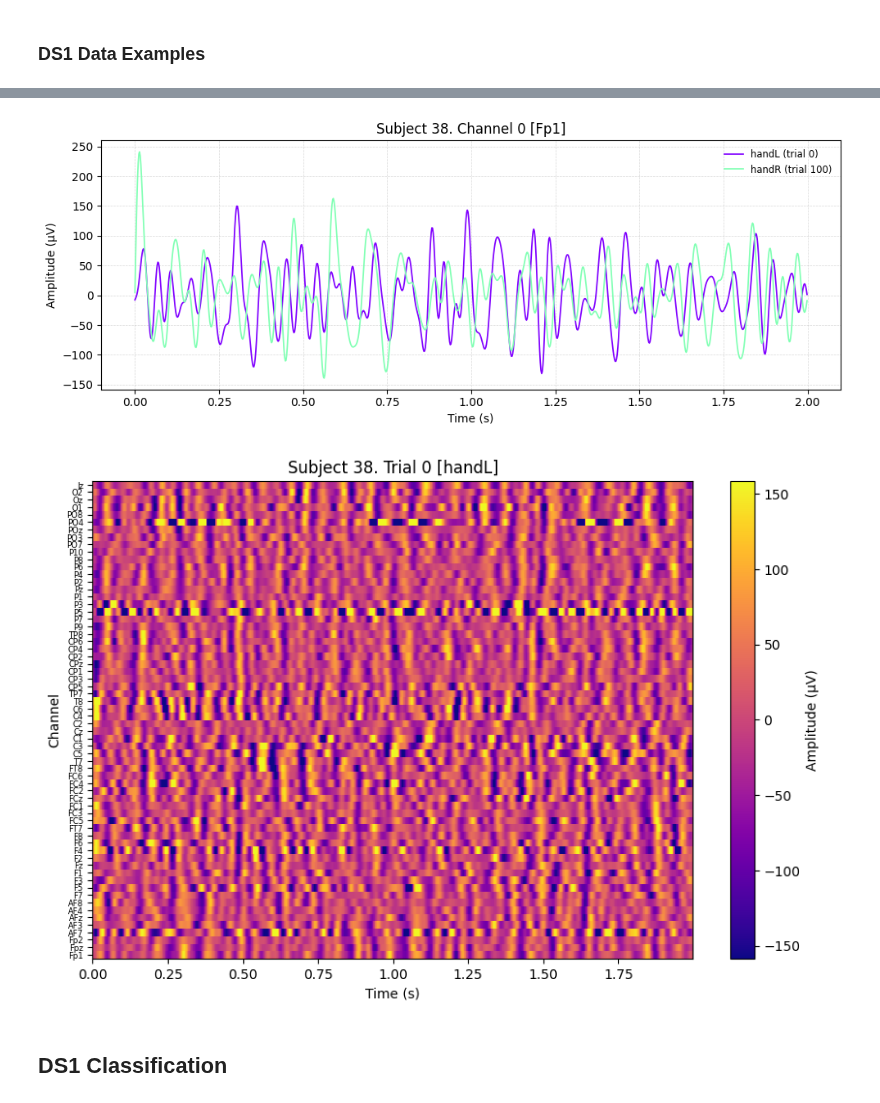
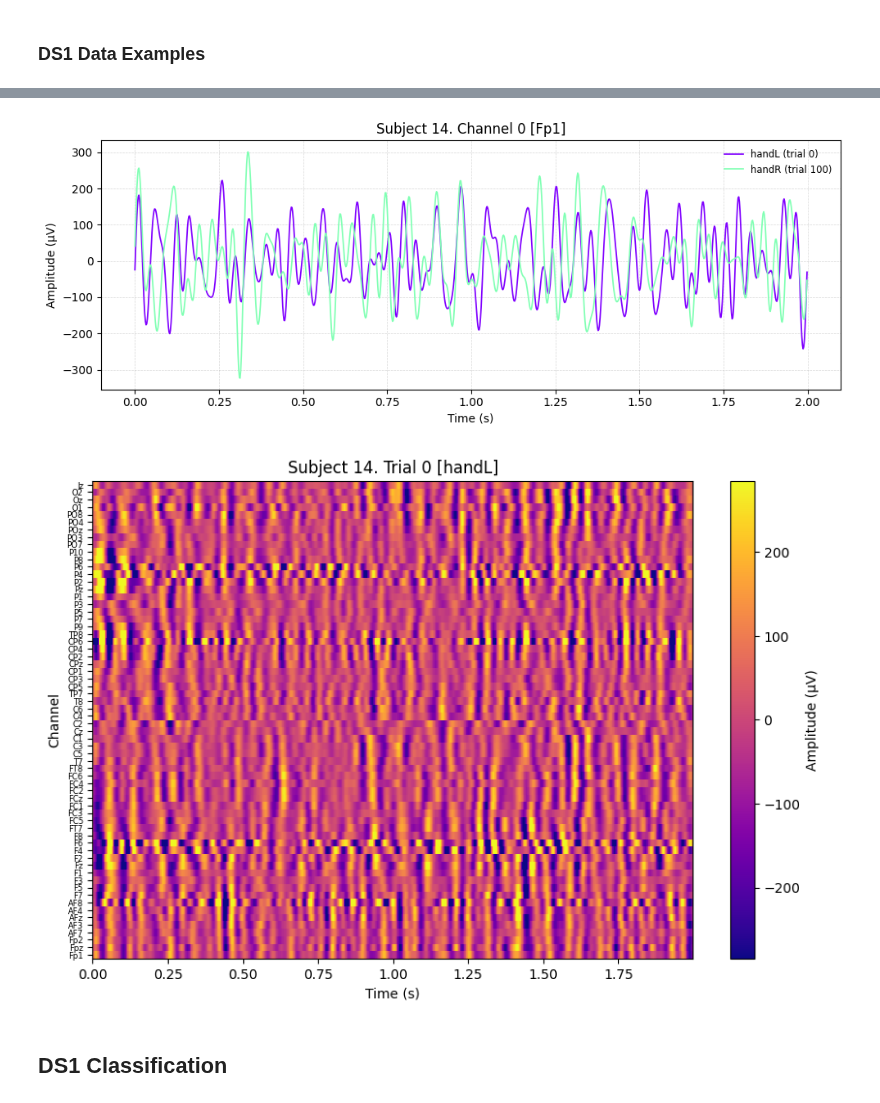
Before and after one commit to annzb/eeg-mi-decoders, a Jupyter notebook: main.ipynb, the cells around one changed output, grey strips where cells are left out. Saved outputs shown, nothing was run; the diff lists cells and outputs as text; code cells hidden in the pictures.

```diff
--- a/main.ipynb
+++ b/main.ipynb
@@ -77,6 +76,6 @@ Total subjects: 50
 Epoch window: 0.500–2.500 s
 Total subject data: 5060.00 MB
 # %%
-ds1_subject38 = ds1.get_subject(38)
-ds1_subject38.print_info()
+ds1_subject14 = ds1.get_subject(14)
+ds1_subject14.print_info()
 # %% [output]
@@ -93,11 +96,11 @@ ds1_subject38.plot_head(trial=0, timestamp=1.0, plot_joint=True)
 # %%
-ds1_subject38.plot_channel(trial=0, channel=0)
+ds1_subject14.plot_channel(trial=0, channel=0)
 # %% [output]
-[figure, old version]
+[figure, new version]
 # %%
-ds1_subject38.plot_trial_heatmap(trial=0)
+ds1_subject14.plot_trial_heatmap(trial=0)
 # %% [output]
-[figure, old version]
+[figure, new version]
 # %% [markdown]
 ## DS1 Classification
 # %% [markdown]
```
Also changed, not shown: parts of 29 cells of this notebook, 4 other files.
